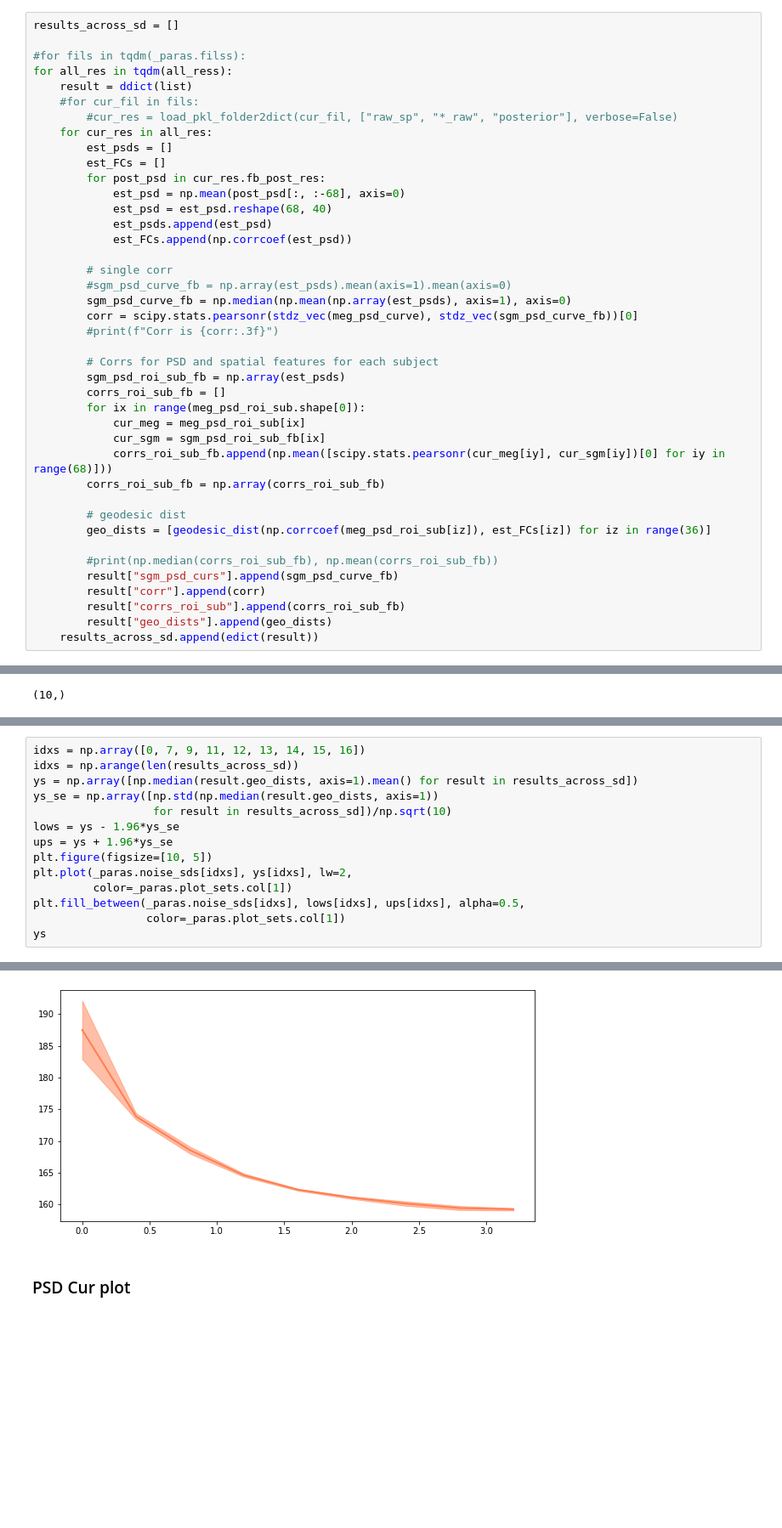
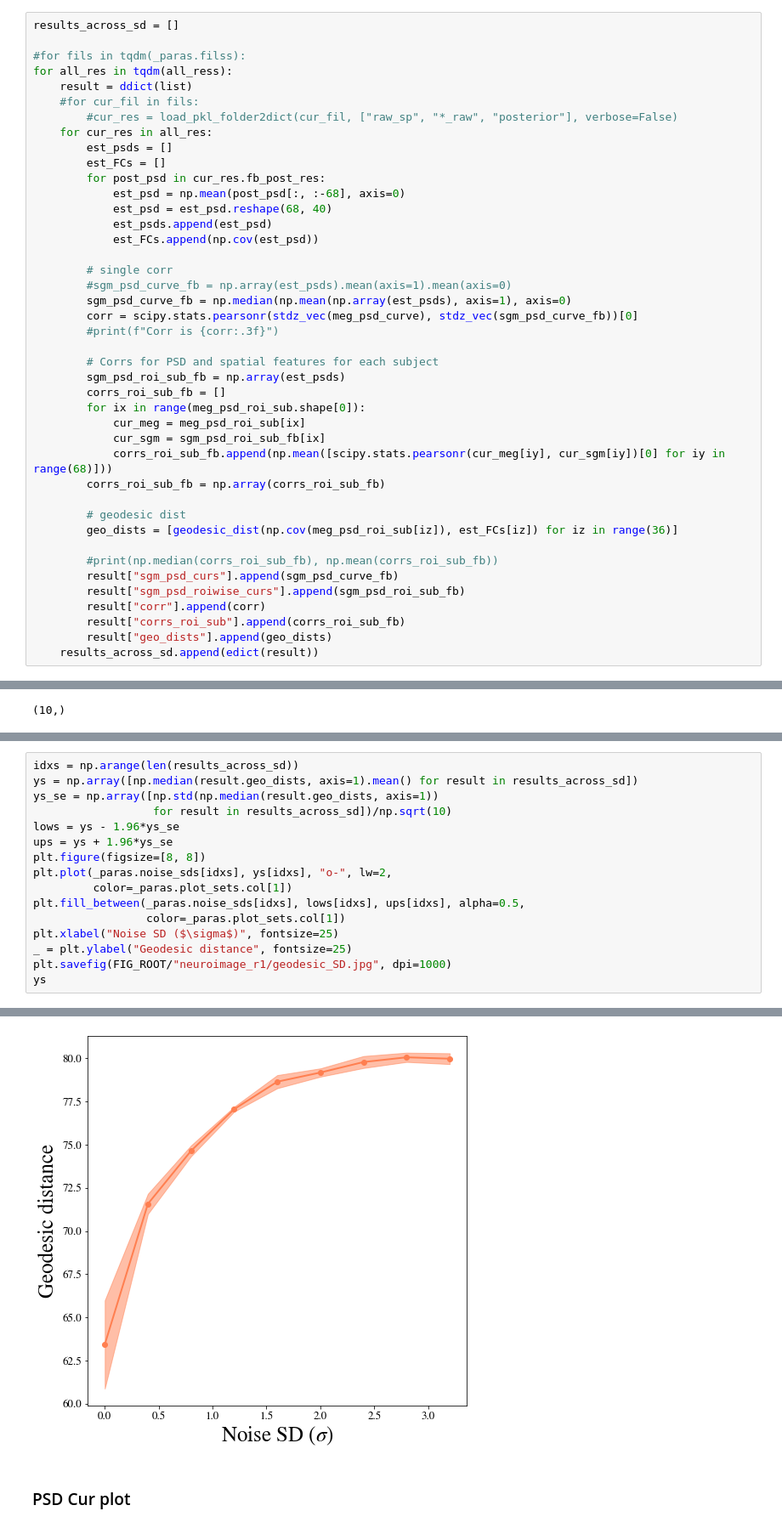
Before and after one commit to JINhuaqing/SBI-SGM, a Jupyter notebook: notebooks/new_bds/results_analysis_SD.ipynb, the cells around one changed output, grey strips where cells are left out. Shown at 85% size. Saved outputs shown, nothing was run; the diff lists cells and outputs as text; blank space fills up the shorter version.

```diff
--- a/notebooks/new_bds/results_analysis_SD.ipynb
+++ b/notebooks/new_bds/results_analysis_SD.ipynb
@@ -201,7 +207,7 @@ for all_res in tqdm(all_ress):
             est_psd = np.mean(post_psd[:, :-68], axis=0)
             est_psd = est_psd.reshape(68, 40)
             est_psds.append(est_psd)
-            est_FCs.append(np.corrcoef(est_psd))
+            est_FCs.append(np.cov(est_psd))
 
         # single corr
         #sgm_psd_curve_fb = np.array(est_psds).mean(axis=1).mean(axis=0)
@@ -219,10 +225,11 @@ for all_res in tqdm(all_ress):
         corrs_roi_sub_fb = np.array(corrs_roi_sub_fb)
 
         # geodesic dist
-        geo_dists = [geodesic_dist(np.corrcoef(meg_psd_roi_sub[iz]), est_FCs[iz]) for iz in range(36)]
+        geo_dists = [geodesic_dist(np.cov(meg_psd_roi_sub[iz]), est_FCs[iz]) for iz in range(36)]
 
         #print(np.median(corrs_roi_sub_fb), np.mean(corrs_roi_sub_fb))
         result["sgm_psd_curs"].append(sgm_psd_curve_fb)
+        result["sgm_psd_roiwise_curs"].append(sgm_psd_roi_sub_fb)
         result["corr"].append(corr)
         result["corrs_roi_sub"].append(corrs_roi_sub_fb)
         result["geo_dists"].append(geo_dists)
@@ -279,15 +294,17 @@ np.array(results_across_sd[0].geo_dists).shape
 # %%
-idxs = np.array([0, 7, 9, 11, 12, 13, 14, 15, 16])
 idxs = np.arange(len(results_across_sd))
 ys = np.array([np.median(result.geo_dists, axis=1).mean() for result in results_across_sd])
 ys_se = np.array([np.std(np.median(result.geo_dists, axis=1))
                   for result in results_across_sd])/np.sqrt(10)
 lows = ys - 1.96*ys_se
 ups = ys + 1.96*ys_se
-plt.figure(figsize=[10, 5])
-plt.plot(_paras.noise_sds[idxs], ys[idxs], lw=2,
+plt.figure(figsize=[8, 8])
+plt.plot(_paras.noise_sds[idxs], ys[idxs], "o-", lw=2,
          color=_paras.plot_sets.col[1])
 plt.fill_between(_paras.noise_sds[idxs], lows[idxs], ups[idxs], alpha=0.5,
                  color=_paras.plot_sets.col[1])
+plt.xlabel("Noise SD ($\sigma$)", fontsize=25)
+_ = plt.ylabel("Geodesic distance", fontsize=25)
+plt.savefig(FIG_ROOT/"neuroimage_r1/geodesic_SD.jpg", dpi=1000)
 ys
 # %% [output]
@@ -297,4 +313,4 @@ array([187.51378049, 173.8653656 , 168.5459373 , 164.59893462,
-[figure, old version]
+[figure, new version]
 # %% [markdown]
 ### PSD Cur plot
 # %%
```
Also changed, not shown: parts of 11 cells of this notebook, 6 other files.
